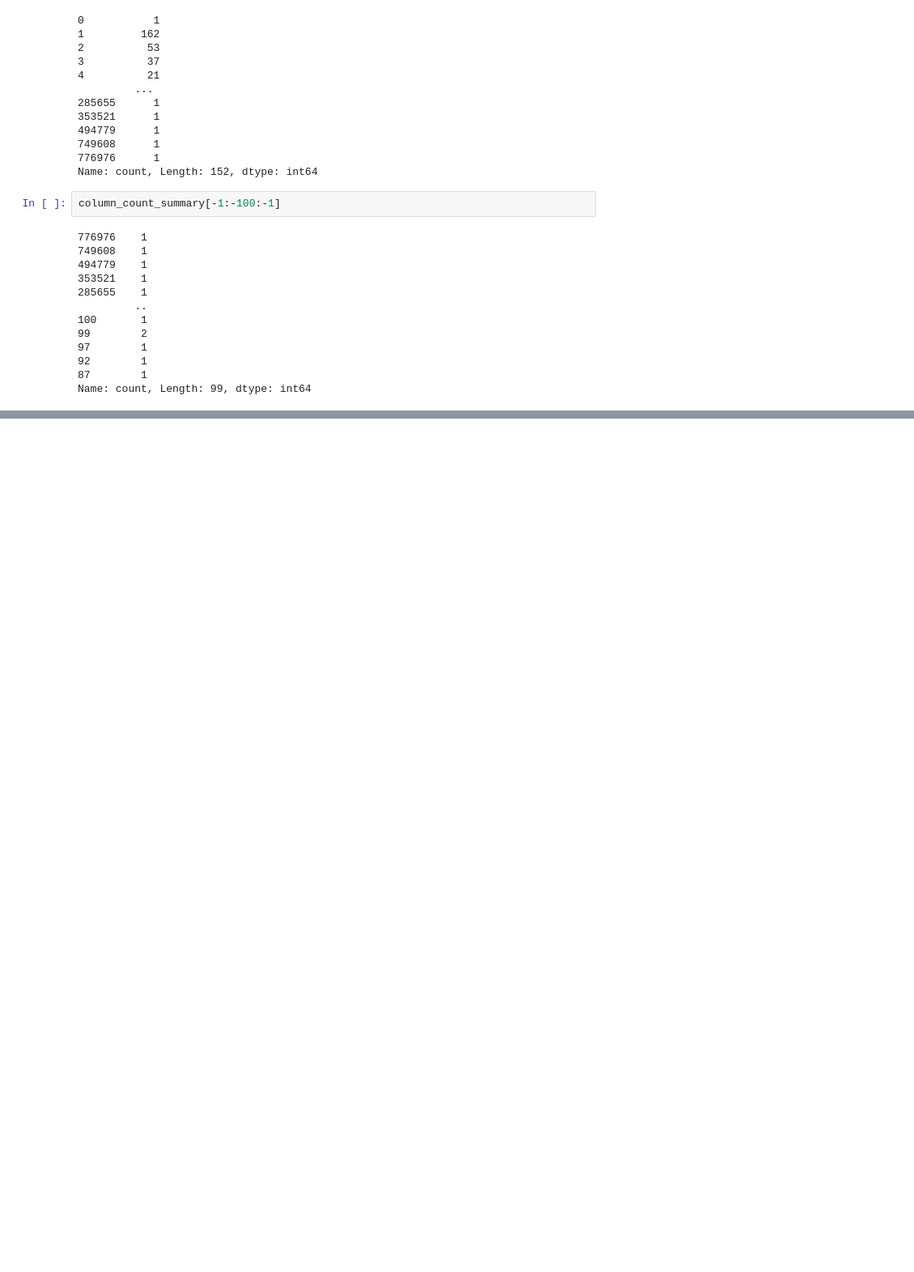
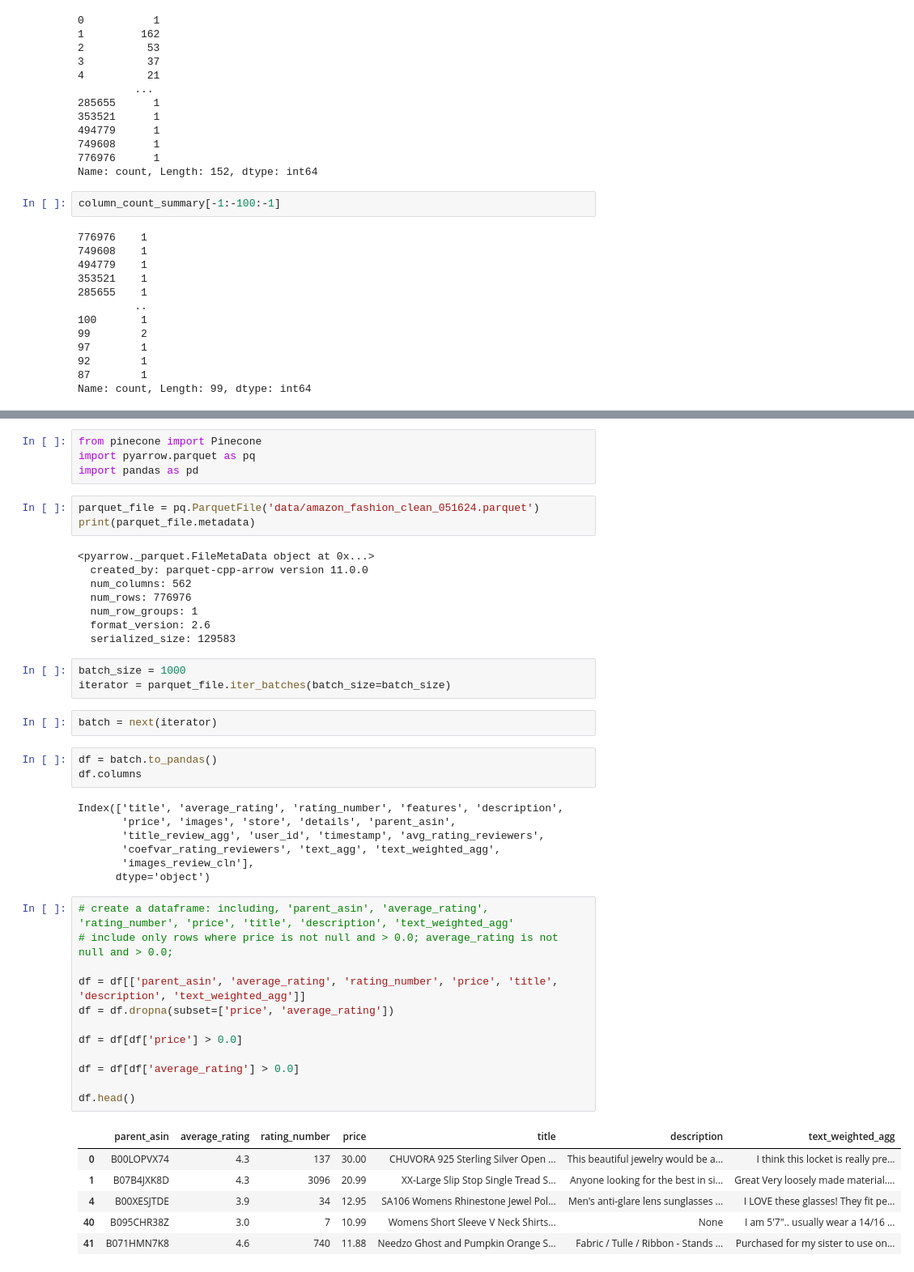
Before and after one commit to Marugannwg/Amazon-KDD, a Jupyter notebook: data_drill.ipynb, the cells around one changed output, grey strips where cells are left out. Shown at 81% size. Drawn from its saved outputs; the diff is of its cells as text; blank space fills up the shorter version.

```diff
--- a/data_drill.ipynb
+++ b/data_drill.ipynb
@@ -98,0 +101,49 @@ Name: count, Length: 99, dtype: int64
+# %%
+from pinecone import Pinecone
+import pyarrow.parquet as pq
+import pandas as pd
+# %%
+parquet_file = pq.ParquetFile('data/amazon_fashion_clean_051624.parquet')
+print(parquet_file.metadata)
+# %% [output]
+<pyarrow._parquet.FileMetaData object at 0x...>
+  created_by: parquet-cpp-arrow version 11.0.0
+  num_columns: 562
+  num_rows: 776976
+  num_row_groups: 1
+  format_version: 2.6
+  serialized_size: 129583
+# %%
+batch_size = 1000
+iterator = parquet_file.iter_batches(batch_size=batch_size)
+# %%
+batch = next(iterator)
+# %%
+df = batch.to_pandas()
+df.columns
+# %% [output]
+Index(['title', 'average_rating', 'rating_number', 'features', 'description',
+       'price', 'images', 'store', 'details', 'parent_asin',
+       'title_review_agg', 'user_id', 'timestamp', 'avg_rating_reviewers',
+       'coefvar_rating_reviewers', 'text_agg', 'text_weighted_agg',
+       'images_review_cln'],
+      dtype='object')
+# %%
+# create a dataframe: including, 'parent_asin', 'average_rating', 'rating_number', 'price', 'title', 'description', 'text_weighted_agg'
+# include only rows where price is not null and > 0.0; average_rating is not null and > 0.0;
+
+df = df[['parent_asin', 'average_rating', 'rating_number', 'price', 'title', 'description', 'text_weighted_agg']]
+df = df.dropna(subset=['price', 'average_rating'])
+
+df = df[df['price'] > 0.0]
+
+df = df[df['average_rating'] > 0.0]
+
+df.head()
+# %% [output]
+|  | parent_asin | average_rating | rating_number | price | title | description | text_weighted_agg |
+| 0 | B00LOPVX74 | 4.3 | 137 | 30.00 | CHUVORA 925 Sterling Silver Open ... | This beautiful jewelry would be a... | I think this locket is really pre... |
+| 1 | B07B4JXK8D | 4.3 | 3096 | 20.99 | XX-Large Slip Stop Single Tread S... | Anyone looking for the best in si... | Great Very loosely made material.... |
+| 4 | B00XESJTDE | 3.9 | 34 | 12.95 | SA106 Womens Rhinestone Jewel Pol... | Men's anti-glare lens sunglasses ... | I LOVE these glasses! They fit pe... |
+| 40 | B095CHR38Z | 3.0 | 7 | 10.99 | Womens Short Sleeve V Neck Shirts... | None | I am 5'7".. usually wear a 14/16 ... |
+| 41 | B071HMN7K8 | 4.6 | 740 | 11.88 | Needzo Ghost and Pumpkin Orange S... | Fabric / Tulle / Ribbon - Stands ... | Purchased for my sister to use on... |
```
Also changed, not shown: parts of 19 cells of this notebook, 6 other files.
